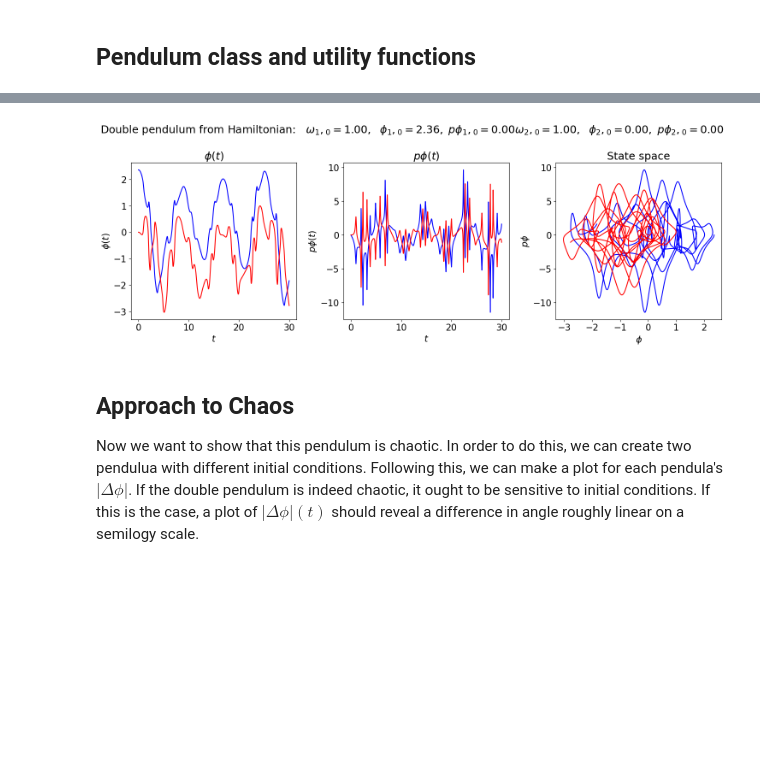
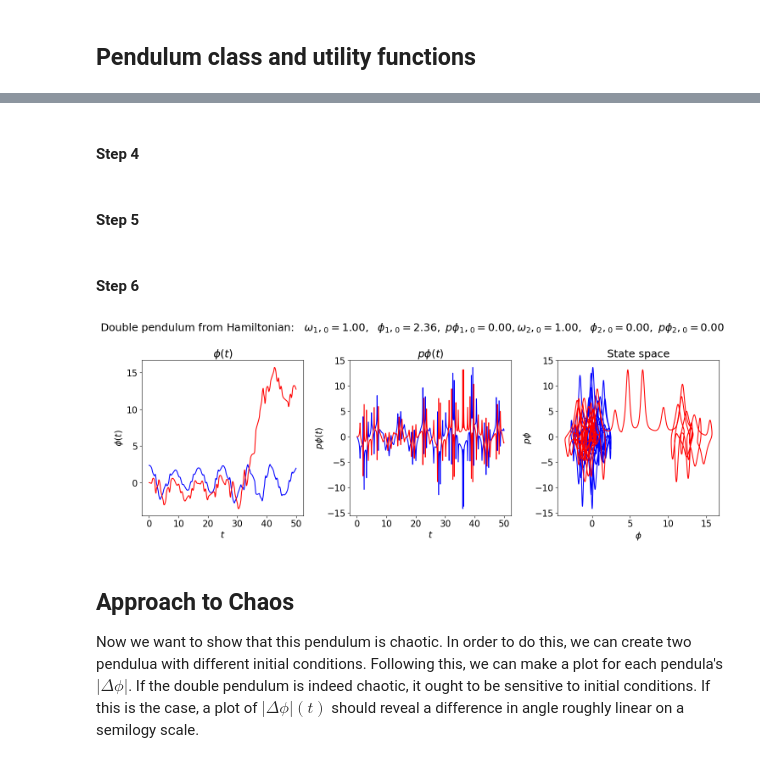
Before and after one commit to doyle340/Physics-5300, a Jupyter notebook: DoublePendulumNotebook.ipynb, the cells around one changed output, grey strips where cells are left out. Saved outputs shown, nothing was run; the diff lists cells and outputs as text; code cells hidden in the pictures; blank space fills up the shorter version.

Commit message:
Final Exam Double Pendulum Submission

```diff
--- a/DoublePendulumNotebook.ipynb
+++ b/DoublePendulumNotebook.ipynb
@@ -61,10 +52,8 @@ class HamiltonianPendulum():
 
     Parameters
     ----------
-    L1 : float
-        length of the first pendulum
-    L2 : float
-        length of the second pendulum
+    Ln : float
+        length of the nth pendulum
     g : float
         gravitational acceleration at the earth's surface
     omega_0n : float
@@ -183,16 +188,7 @@ state_space2_labels = (r'$\phi2$', r'$p\phi2$')
 # %%
 # Common plotting time (generate the full time then use slices)
 t_start = 0.
-t_end = 30.
+t_end = 50.
 delta_t = 0.001
 
 t_pts = np.arange(t_start, t_end+delta_t, delta_t)
-
-L1 = 1.
-L2 = 1.
-g = 1.
-mass1 = 1.
-mass2 = 1.
-
-# Instantiate a pendulum
-p1 = HamiltonianPendulum(L1=L1, L2=L2, g=g, mass1=mass1, mass2=mass2)
@@ -198,0 +203,2 @@ p1 = HamiltonianPendulum(L1=L1, L2=L2, g=g, mass1=mass1, mass2=mass2)
+# %% [markdown]
+#### Step 4
@@ -198,0 +208,2 @@ p1 = HamiltonianPendulum(L1=L1, L2=L2, g=g, mass1=mass1, mass2=mass2)
+# %% [markdown]
+#### Step 5
@@ -199,22 +222,12 @@ p1 = HamiltonianPendulum(L1=L1, L2=L2, g=g, mass1=mass1, mass2=mass2)
+# %% [markdown]
+#### Step 6
 # %%
-# both plots: same initial conditions
-phi1_0 = (3./4.)*np.pi
-p_phi1_0 = 0.
-phi2_0 = 0.
-p_phi2_0 = 0.
-phi1, p_phi1, phi2, p_phi2 = p1.solve_ode(t_pts, \
-                                          phi1_0, \
-                                          p_phi1_0, \
-                                          phi2_0, \
-                                          p_phi2_0)
-
-
 # start the plot!
 fig = plt.figure(figsize=(15,5))
 overall_title = 'Double pendulum from Hamiltonian:  ' + \
                 rf' $\omega_1,_0 = {p1.omega1_0:.2f},$' + \
                 rf'  $\phi_1,_0 = {phi1_0:.2f},$' + \
-                rf' $p\phi_1,_0 = {p_phi1_0:.2f}$' + \
+                rf' $p\phi_1,_0 = {p_phi1_0:.2f},$' + \
                 rf'$\omega_2,_0 = {p1.omega2_0:.2f},$' + \
                 rf'  $\phi_2,_0 = {phi2_0:.2f},$' + \
                 rf' $p\phi_2,_0 = {p_phi2_0:.2f}$' + \
@@ -249,34 +262,34 @@ plot_y_vs_x(t_pts[start : stop], p_phi1[start : stop],
             title=r'$p\phi(t)$',
             ax=ax_b)
 start, stop = start_stop_indices(t_pts, t_start, t_end)
 plot_y_vs_x(t_pts[start : stop], p_phi2[start : stop],
             axis_labels=p_phi1_vs_time_labels,
             color='red',
             label=None,
             ax=ax_b)
 
 # third plot: First Pendulum state space plot from t=0 to t=30
 ax_c = fig.add_subplot(1,3,3)
 
 start, stop = start_stop_indices(t_pts, t_start, t_end)
 plot_y_vs_x(phi1[start : stop], p_phi1[start : stop],
             axis_labels=state_space_labels,
             color='blue',
             label=None,
             title='State space',
             ax=ax_c)
 start, stop = start_stop_indices(t_pts, t_start, t_end)
 plot_y_vs_x(phi2[start : stop], p_phi2[start : stop],
             axis_labels=state_space_labels,
             color='red',
             label=None,
             ax=ax_c)
 
 
 fig.tight_layout()
 fig.savefig('double_pendulum_Hamilton.png', bbox_inches='tight')
 # %% [output]
-[figure, old version]
+[figure, new version]
 # %% [markdown]
 ## Approach to Chaos
 
```
Also changed, not shown: parts of 15 cells of this notebook.
